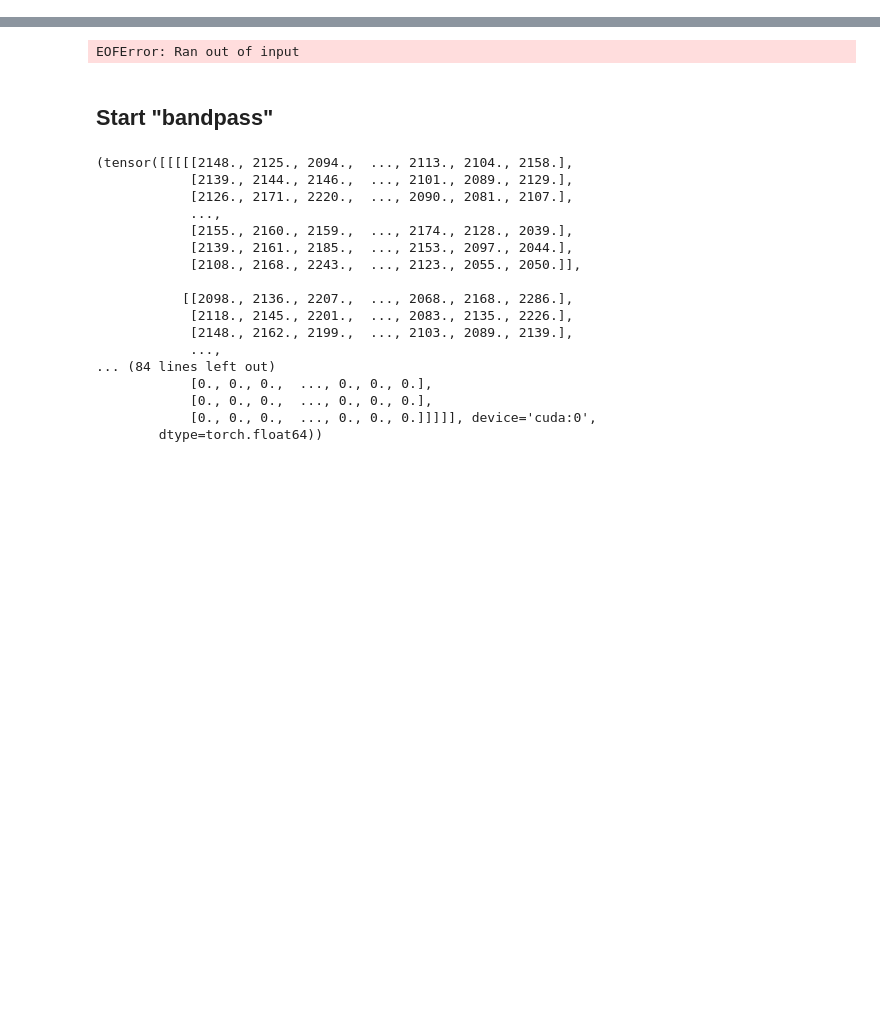
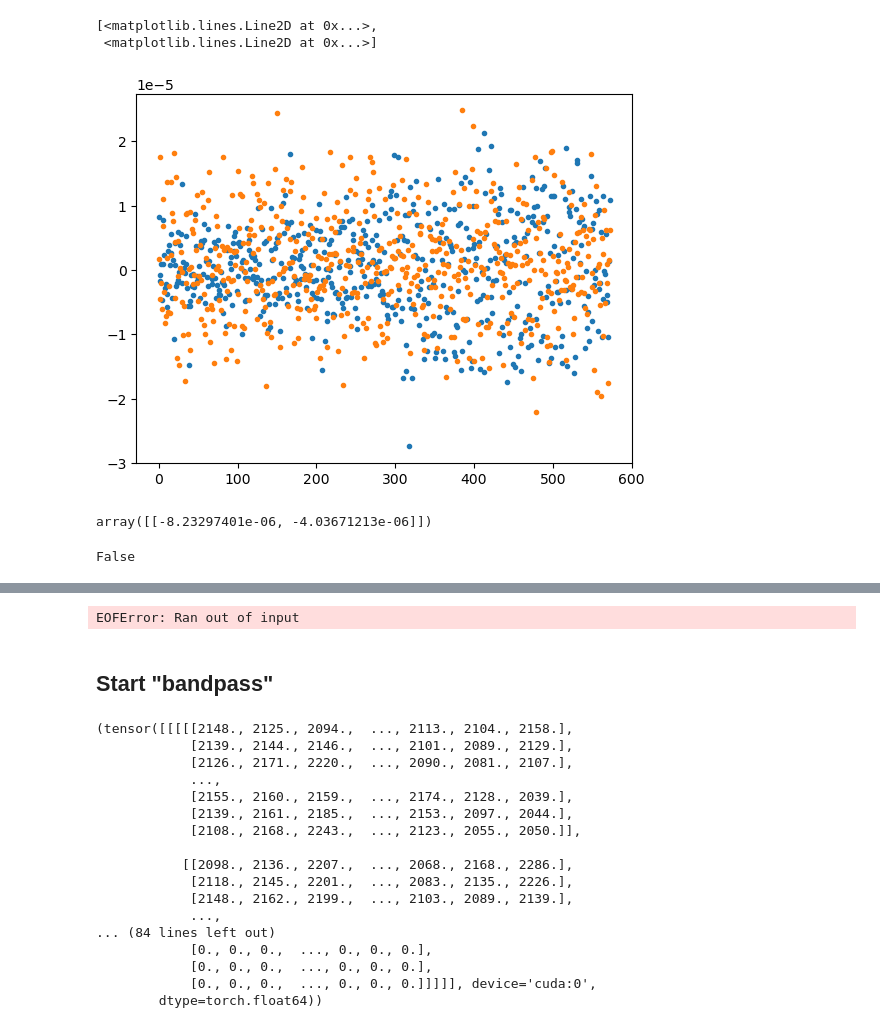
Before and after one commit to amfaber/tracking_optimizations, a Jupyter notebook: emily_tracking/work_in_progress/torch_port.ipynb, the cells around one changed output, grey strips where cells are left out. Cells and saved outputs as stored; diff of their text form; code cells hidden in the pictures; blank space fills up the shorter version.

```diff
--- a/emily_tracking/work_in_progress/torch_port.ipynb
+++ b/emily_tracking/work_in_progress/torch_port.ipynb
@@ -41,0 +119,3 @@ tensor(1)
+# %%
+old = np.loadtxt("old_coords.txt")
+new = np.loadtxt("new_coords.txt")
@@ -41,0 +142,14 @@ tensor(1)
+# %%
+plt.plot(old - new, ".")
+# %% [output]
+[<matplotlib.lines.Line2D at 0x...>,
+ <matplotlib.lines.Line2D at 0x...>]
+[figure, added]
+# %%
+np.array([-0.13310343, -0.22775501]) - np.array([[-0.1330951970259895, -0.22775097328787264]])
+# %% [output]
+array([[-8.23297401e-06, -4.03671213e-06]])
+# %%
+(old == new).all()
+# %% [output]
+False
```
Also changed, not shown: parts of 35 cells of this notebook, 3 other files.
